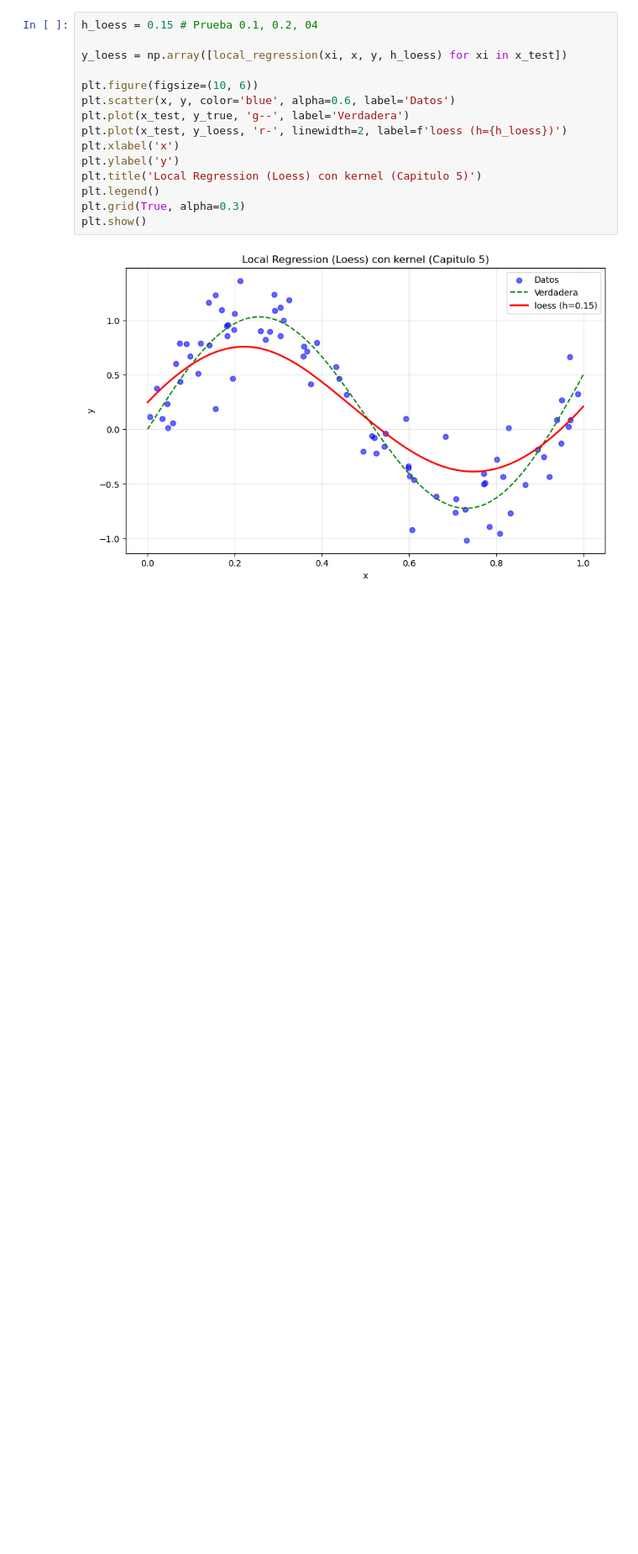
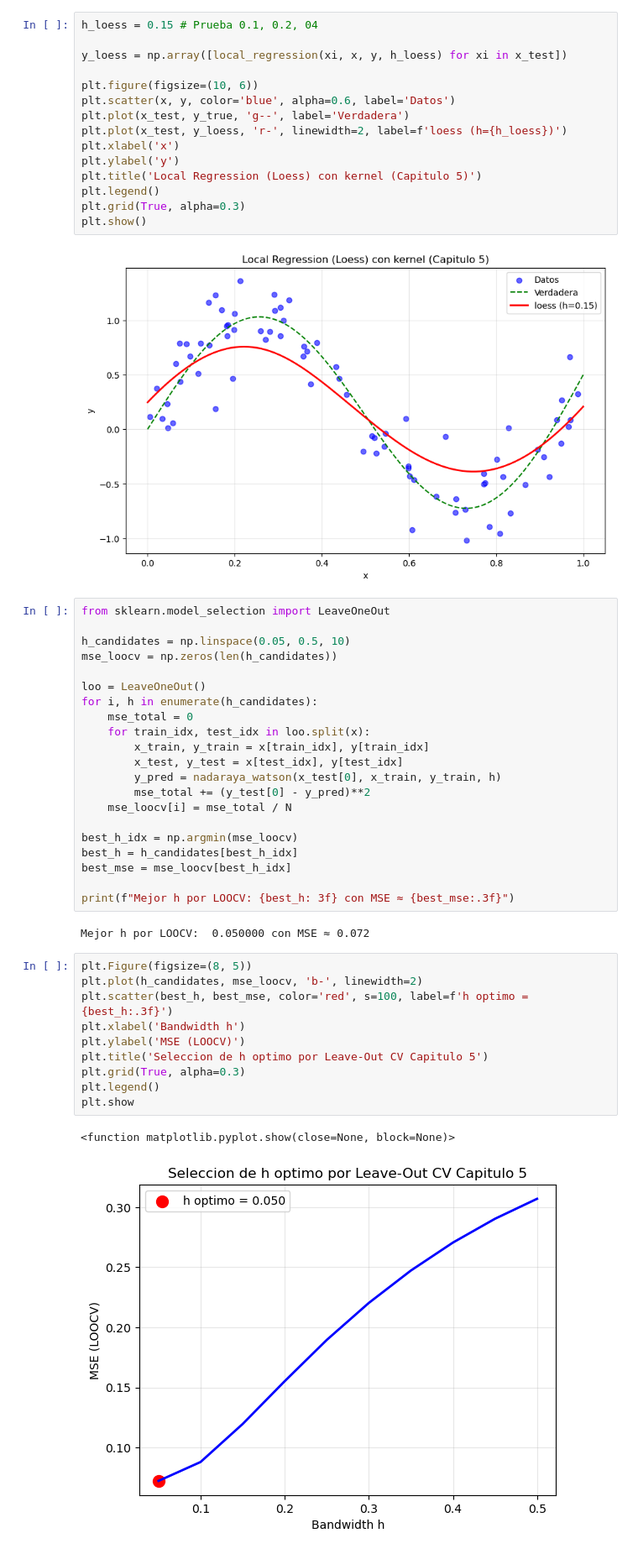
Before and after one commit to polosur1982/elementos-statistical-learning, a Jupyter notebook: notebooks/05_kernel_local_regression.ipynb, the cells around one changed output. Shown at 84% size. Drawn from its saved outputs; the diff is of its cells as text; blank space fills up the shorter version.

Commit message:
Capitulo 5: Seleccion de h optimo por LOOCV + grafico MSE vs bandwidth

```diff
--- a/notebooks/05_kernel_local_regression.ipynb
+++ b/notebooks/05_kernel_local_regression.ipynb
@@ -93,3 +93,39 @@ plt.grid(True, alpha=0.3)
 plt.show()
 # %% [output]
 [figure]
+# %%
+from sklearn.model_selection import LeaveOneOut
+
+h_candidates = np.linspace(0.05, 0.5, 10)
+mse_loocv = np.zeros(len(h_candidates))
+
+loo = LeaveOneOut()
+for i, h in enumerate(h_candidates):
+    mse_total = 0
+    for train_idx, test_idx in loo.split(x):
+        x_train, y_train = x[train_idx], y[train_idx]
+        x_test, y_test = x[test_idx], y[test_idx]
+        y_pred = nadaraya_watson(x_test[0], x_train, y_train, h)
+        mse_total += (y_test[0] - y_pred)**2
+    mse_loocv[i] = mse_total / N
+
+best_h_idx = np.argmin(mse_loocv)
+best_h = h_candidates[best_h_idx]
+best_mse = mse_loocv[best_h_idx]
+
+print(f"Mejor h por LOOCV: {best_h: 3f} con MSE ≈ {best_mse:.3f}")
+# %% [output]
+Mejor h por LOOCV:  0.050000 con MSE ≈ 0.072
+# %%
+plt.Figure(figsize=(8, 5))
+plt.plot(h_candidates, mse_loocv, 'b-', linewidth=2)
+plt.scatter(best_h, best_mse, color='red', s=100, label=f'h optimo = {best_h:.3f}')
+plt.xlabel('Bandwidth h')
+plt.ylabel('MSE (LOOCV)')
+plt.title('Seleccion de h optimo por Leave-Out CV Capitulo 5')
+plt.grid(True, alpha=0.3)
+plt.legend()
+plt.show
+# %% [output]
+<function matplotlib.pyplot.show(close=None, block=None)>
+[figure, added]
```
